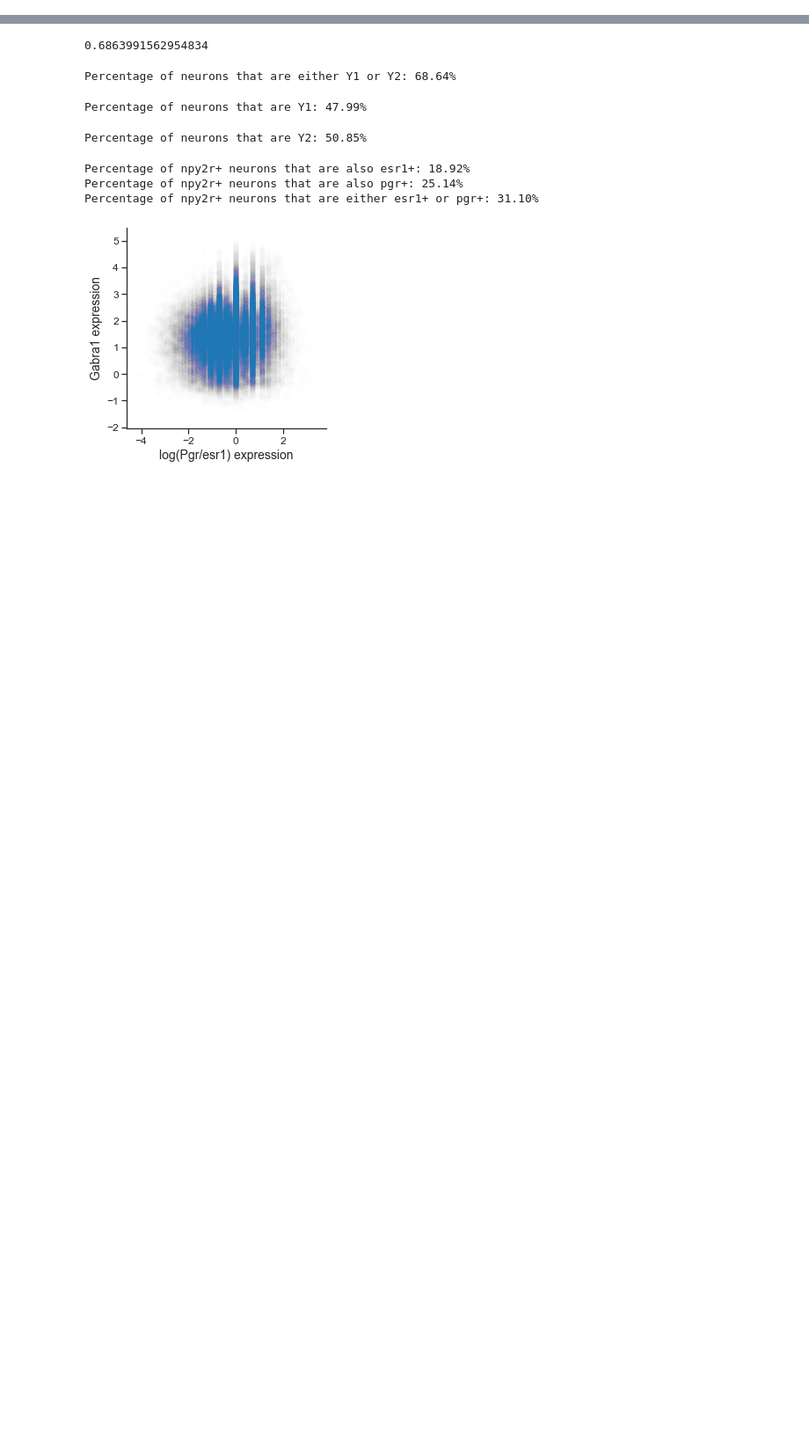
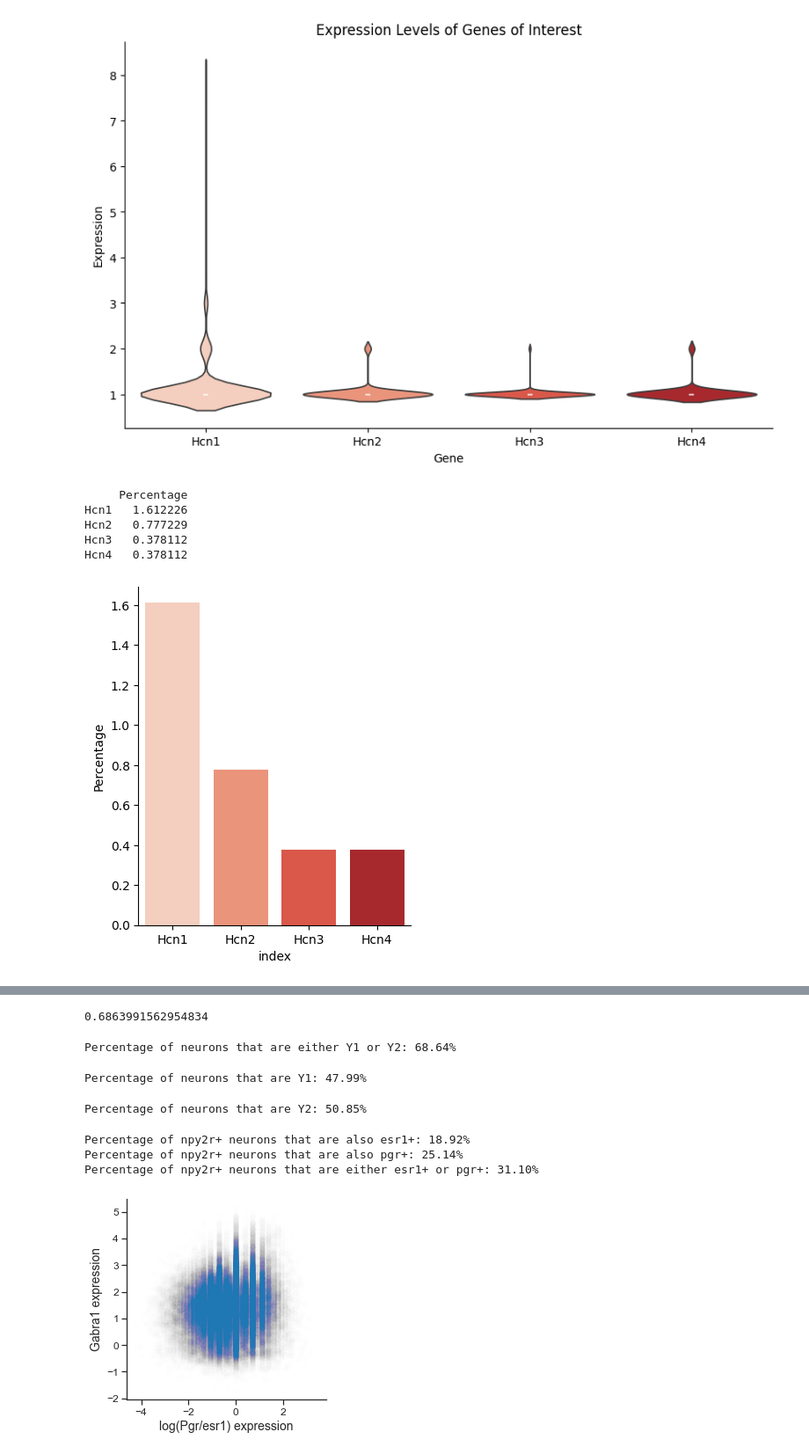
Before and after one commit to FrancisCrickInstitute/negative_parental_switch, a Jupyter notebook: NPW_hormone/transcriptormics _merfish/merfish_analysis.ipynb, the cells around one changed output, grey strips where cells are left out. Shown: that part at 88% size. Cells and saved outputs as stored; diff of their text form; code cells hidden in the pictures; blank space fills up the shorter version.

```diff
--- a/NPW_hormone/transcriptormics _merfish/merfish_analysis.ipynb
+++ b/NPW_hormone/transcriptormics _merfish/merfish_analysis.ipynb
@@ -7,0 +36,28 @@ import seaborn as sns
+# %%
+processed_filenames = load_processed_filenames(checkpoint_file_path)
+brain_list = ['MPO', 'MPN', 'PS', 'PD', 'ADP']
+filtered_datasets = []
+
+for filename in os.listdir(data_dir):
+    if filename.endswith('.h5ad') and filename not in processed_filenames:
+        file_path = os.path.join(data_dir, filename)
+        adata = sc.read_h5ad(file_path)
+        try:
+            # Filter the data
+            filtered_adata = adata[adata.obs['CCF_acronym'].isin(brain_list)]
+            print(adata.obs['CCF_acronym'].unique())
+        except Exception as e:
+            logging.error(f"Error processing {filename}: {e}")
+            with open(checkpoint_file_path, 'a') as f:
+                f.write(filename + '\n')
+            continue
+
+        # Optionally process data and perform operations
+        # Here we just check if there's any relevant data
+        if filtered_adata.n_obs > 0:
+            filtered_datasets.append(filtered_adata)
+            # Update the checkpoint file with the filename
+
+        print(f"Processed {filename}")
+        with open(checkpoint_file_path, 'a') as f:
+                f.write(filename + '\n')
@@ -7,0 +355,14 @@ import seaborn as sns
+# %%
+genes_of_interest = ['Hcn1', 'Hcn2', 'Hcn3', 'Hcn4']
+hormone_genes = ['Esr1', 'Pgr']
+plot_gene_expression(neuron_data, genes_of_interest)
+plot_percentage_expressed(neuron_data, genes_of_interest)
+coexpression = calculate_coexpression(neuron_data, genes_of_interest, hormone_genes)
+# %% [output]
+[figure, added]
+     Percentage
+Hcn1   1.612226
+Hcn2   0.777229
+Hcn3   0.378112
+Hcn4   0.378112
+[figure, added]
```
Also changed, not shown: parts of 19 cells of this notebook, 10 other files.
